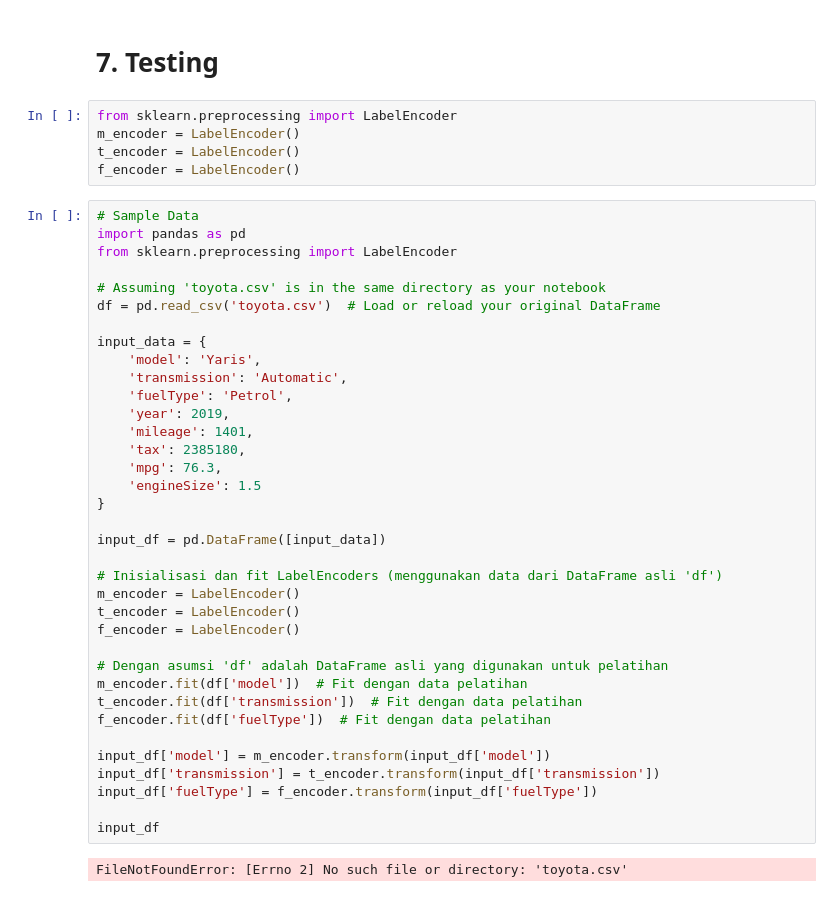
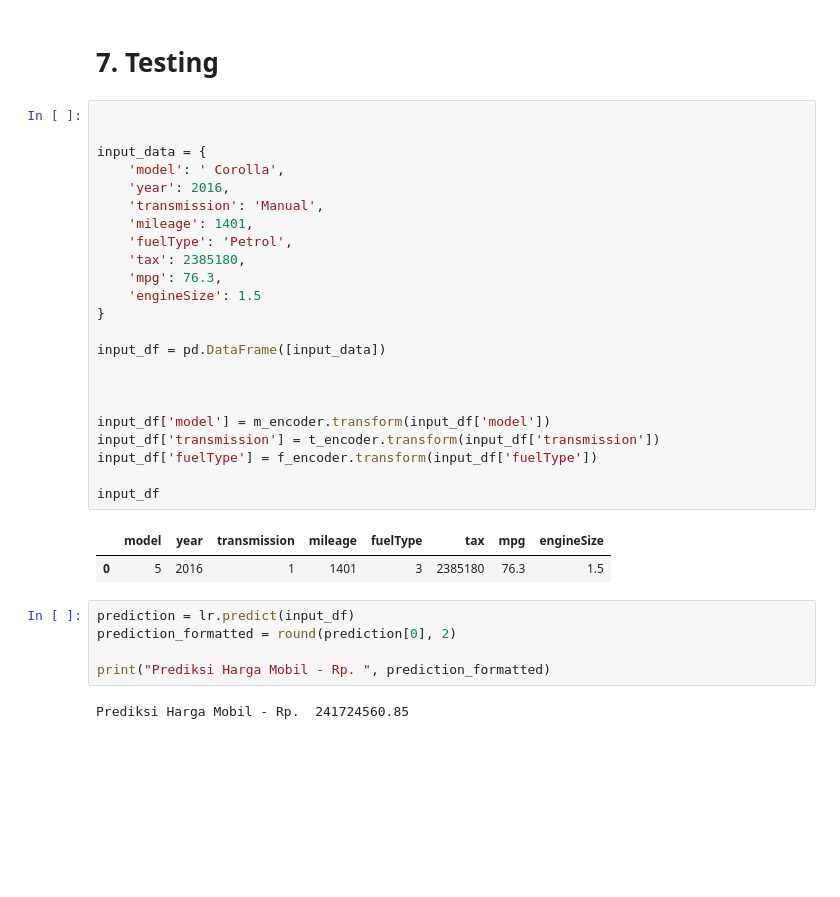
Before and after one commit to muhammadficki/DM.Pert2, a Jupyter notebook: Prediksi_Harga_Mobil_Bekas.ipynb, the cells around one changed output. Saved outputs shown, nothing was run; the diff lists cells and outputs as text; blank space fills up the shorter version.

Commit message:
Testing Data

```diff
--- a/Prediksi_Harga_Mobil_Bekas.ipynb
+++ b/Prediksi_Harga_Mobil_Bekas.ipynb
@@ -300,45 +291,35 @@ RMSE: 3156.374050358705
 # %% [markdown]
 # **7. Testing**
-# %%
-from sklearn.preprocessing import LabelEncoder
-m_encoder = LabelEncoder()
-t_encoder = LabelEncoder()
-f_encoder = LabelEncoder()
-# %%
-# Sample Data
-import pandas as pd
-from sklearn.preprocessing import LabelEncoder
-
-# Assuming 'toyota.csv' is in the same directory as your notebook
-df = pd.read_csv('toyota.csv')  # Load or reload your original DataFrame
-
-input_data = {
-    'model': 'Yaris',
-    'transmission': 'Automatic',
-    'fuelType': 'Petrol',
-    'year': 2019,
-    'mileage': 1401,
-    'tax': 2385180,
-    'mpg': 76.3,
-    'engineSize': 1.5
-}
-
-input_df = pd.DataFrame([input_data])
-
-# Inisialisasi dan fit LabelEncoders (menggunakan data dari DataFrame asli 'df')
-m_encoder = LabelEncoder()
-t_encoder = LabelEncoder()
-f_encoder = LabelEncoder()
-
-# Dengan asumsi 'df' adalah DataFrame asli yang digunakan untuk pelatihan
-m_encoder.fit(df['model'])  # Fit dengan data pelatihan
-t_encoder.fit(df['transmission'])  # Fit dengan data pelatihan
-f_encoder.fit(df['fuelType'])  # Fit dengan data pelatihan
-
-input_df['model'] = m_encoder.transform(input_df['model'])
-input_df['transmission'] = t_encoder.transform(input_df['transmission'])
-input_df['fuelType'] = f_encoder.transform(input_df['fuelType'])
-
-input_df
-# %% [output]
-FileNotFoundError: [Errno 2] No such file or directory: 'toyota.csv'
+# %%
+
+
+input_data = {
+    'model': ' Corolla',
+    'year': 2016,
+    'transmission': 'Manual',
+    'mileage': 1401,
+    'fuelType': 'Petrol',
+    'tax': 2385180,
+    'mpg': 76.3,
+    'engineSize': 1.5
+}
+
+input_df = pd.DataFrame([input_data])
+
+
+
+input_df['model'] = m_encoder.transform(input_df['model'])
+input_df['transmission'] = t_encoder.transform(input_df['transmission'])
+input_df['fuelType'] = f_encoder.transform(input_df['fuelType'])
+
+input_df
+# %% [output]
+|  | model | year | transmission | mileage | fuelType | tax | mpg | engineSize |
+| 0 | 5 | 2016 | 1 | 1401 | 3 | 2385180 | 76.3 | 1.5 |
+# %%
+prediction = lr.predict(input_df)
+prediction_formatted = round(prediction[0], 2)
+
+print("Prediksi Harga Mobil - Rp. ", prediction_formatted)
+# %% [output]
+Prediksi Harga Mobil - Rp.  241724560.85
```
Also changed, not shown: parts of 10 cells of this notebook.
